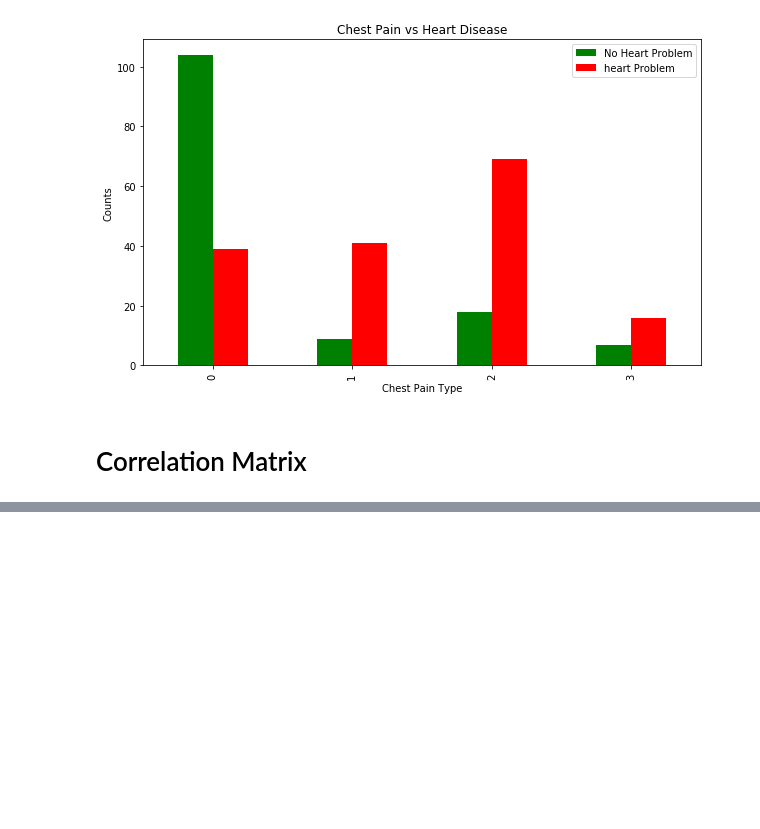
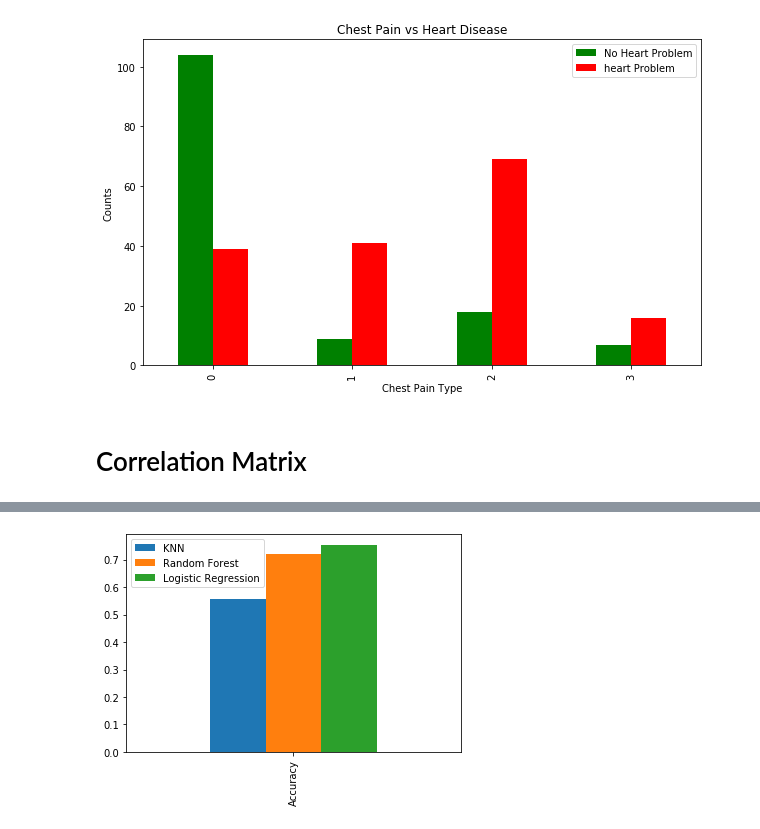
Before and after one commit to datasciencedotuniversity/machine-learning-course, a Jupyter notebook: cardio_project_1/cardio_project_1.ipynb, the cells around one changed output, grey strips where cells are left out. Saved outputs shown, nothing was run; the diff lists cells and outputs as text; code cells hidden in the pictures; blank space fills up the shorter version.

```diff
--- a/cardio_project_1/cardio_project_1.ipynb
+++ b/cardio_project_1/cardio_project_1.ipynb
@@ -255,0 +309,10 @@ plt.legend(["No Heart Problem","heart Problem"])
+# %%
+# SPlit into test and train data
+X  = df.drop("target", axis=1)
+y  = df["target"]
+# %%
+# Using Random seed, so that others could produce the same result
+np.random.seed(7)
+# Split into test and train Data
+
+X_train,X_test,y_train,y_test = train_test_split(X,y,test_size=0.2)
@@ -255,0 +332,24 @@ plt.legend(["No Heart Problem","heart Problem"])
+# %%
+# Putting the models into a Dictionary
+models = {"KNN":KNeighborsClassifier(),
+         "Random Forest":RandomForestClassifier(),
+         "Logistic Regression": LogisticRegression()}
+# Create FUnction to evaluate the models
+
+def fit_and_score(models,X_train,X_test,y_train,y_test):
+    np.random.seed(7)
+    # make a Dictionary to score the model
+    model_score = {}
+    # Looping through
+    for name,model in models.items():
+        model.fit(X_train,y_train)
+        # Evaluate the model and append it score
+        model_score[name] = model.score(X_test,y_test)
+    return model_score
+# %%
+model_scores = fit_and_score(models=models,
+                             X_train=X_train,
+                             X_test=X_test,
+                             y_train=y_train,
+                             y_test=y_test)
+model_scores
@@ -255,0 +367,5 @@ plt.legend(["No Heart Problem","heart Problem"])
+# %%
+model_compare = pd.DataFrame(model_scores,index=["Accuracy"])
+model_compare.plot.bar();
+# %% [output]
+[figure, added]
```
Also changed, not shown: parts of 16 cells of this notebook.
